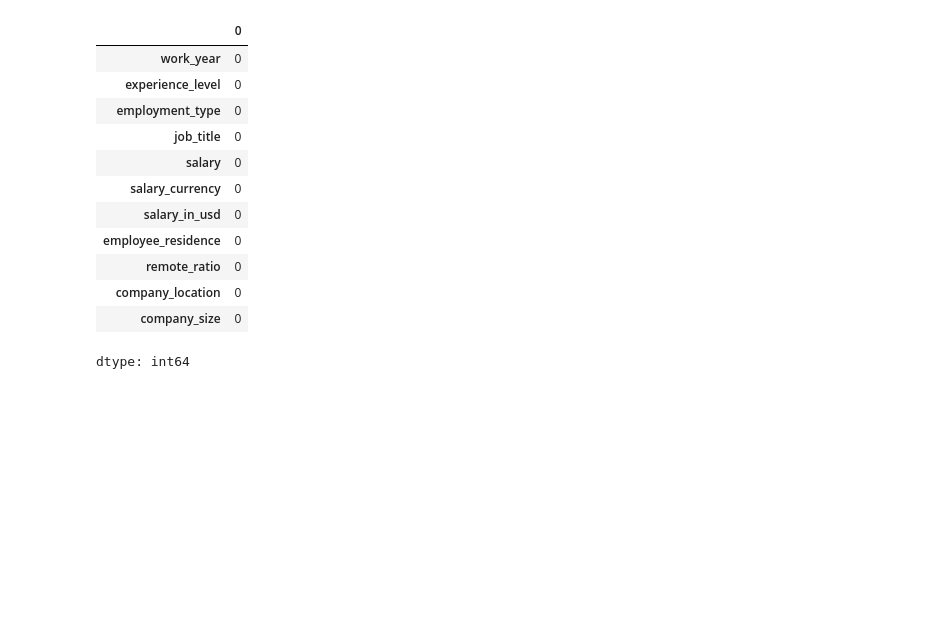
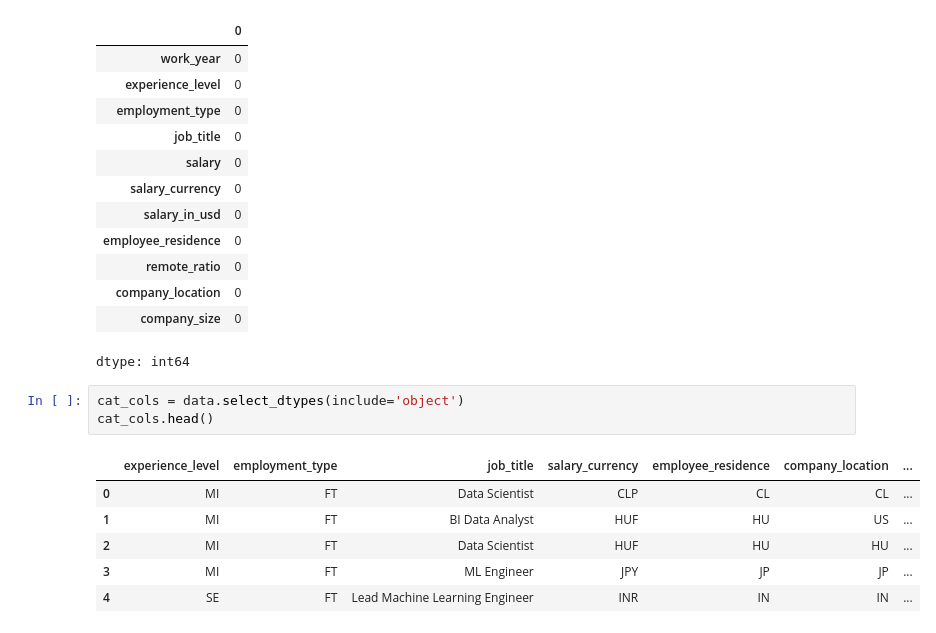
Before and after one commit to OnlySem/ITMO, a Jupyter notebook: задание_1.ipynb, the cells around one changed output. Cells and saved outputs as stored; diff of their text form; blank space fills up the shorter version.

```diff
--- a/задание_1.ipynb
+++ b/задание_1.ipynb
@@ -75,3 +93,13 @@ data.isna().sum()
 | company_location | 0 |
 | company_size | 0 |
 dtype: int64
+# %%
+cat_cols = data.select_dtypes(include='object')
+cat_cols.head()
+# %% [output]
+|  | experience_level | employment_type | job_title | salary_currency | employee_residence | company_location | ... |
+| 0 | MI | FT | Data Scientist | CLP | CL | CL | ... |
+| 1 | MI | FT | BI Data Analyst | HUF | HU | US | ... |
+| 2 | MI | FT | Data Scientist | HUF | HU | HU | ... |
+| 3 | MI | FT | ML Engineer | JPY | JP | JP | ... |
+| 4 | SE | FT | Lead Machine Learning Engineer | INR | IN | IN | ... |
```
Also changed, not shown: parts of 10 cells of this notebook.
